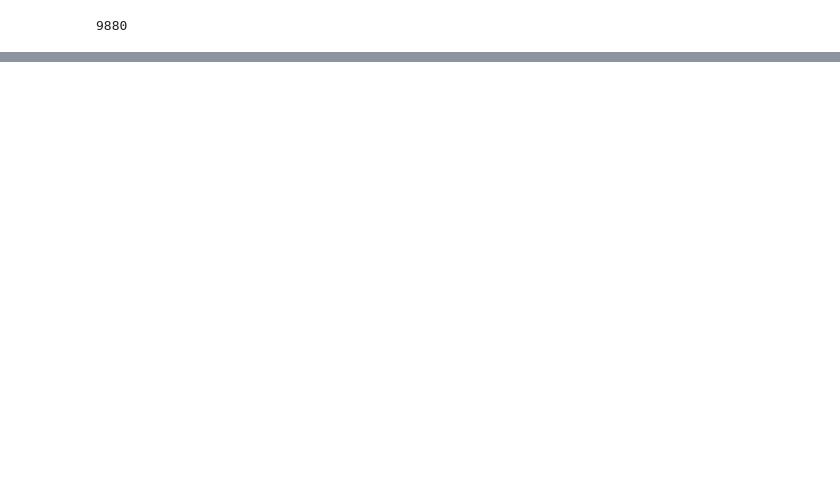
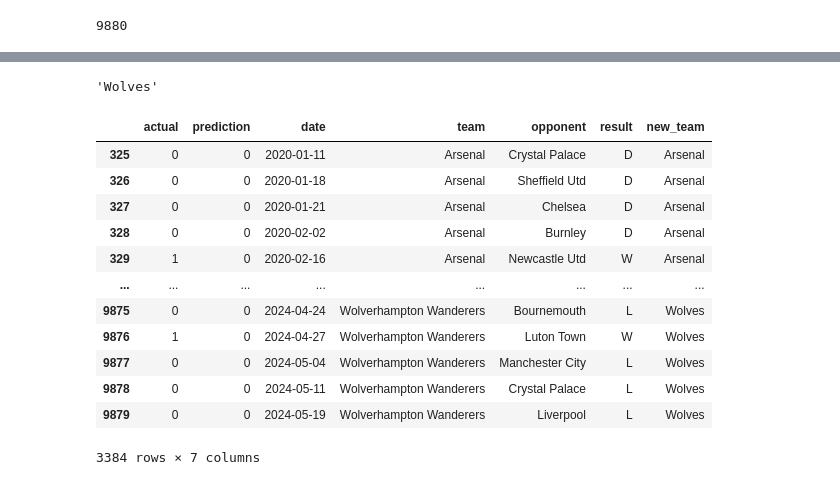
Before and after one commit to SamratAdhikari/GoalPundit, a Jupyter notebook: notebooks/Premier League Prediction.ipynb, the cells around one changed output, grey strips where cells are left out. Drawn from its saved outputs; the diff is of its cells as text; code cells hidden in the pictures; blank space fills up the shorter version.

Commit message:
add prediction notebook

```diff
--- a/notebooks/Premier League Prediction.ipynb
+++ b/notebooks/Premier League Prediction.ipynb
@@ -89,0 +373,10 @@ Name: count, dtype: int64
+# %%
+def make_predictions(predictors):
+    classifier.fit(train[predictors], train['target'])
+    preds = classifier.predict(test[predictors])
+    combined = pd.DataFrame(dict(actual=test['target'], prediction=preds), index=test.index)
+    precision = precision_score(test['target'], preds)
+
+    return combined, precision
+# %%
+combined, precision = make_predictions(extended_predictors)
@@ -89,0 +389,4 @@ Name: count, dtype: int64
+# %%
+combined = combined.merge(matches_rolling[['date', 'team', 'opponent', 'result']],
+                          left_index=True, right_index=True)
+combined
@@ -89,0 +407,35 @@ Name: count, dtype: int64
+# %%
+class MissingDict(dict):
+    __missing__ = lambda self, key: key
+
+map_values = {
+    "Brighton and Hove Albion": "Brighton",
+    "Manchester United": "Manchester Utd",
+    "Newcastle United": "Newcastle Utd",
+    "Tottenham Hotspur": "Tottenham",
+    "West Ham United": "West Ham",
+    "Wolverhampton Wanderers": "Wolves"
+}
+
+mapping = MissingDict(**map_values)
+# %%
+mapping["Wolverhampton Wanderers"]
+# %% [output]
+'Wolves'
+# %%
+combined["new_team"] = combined["team"].map(mapping)
+combined
+# %% [output]
+|  | actual | prediction | date | team | opponent | result | new_team |
+| 325 | 0 | 0 | 2020-01-11 | Arsenal | Crystal Palace | D | Arsenal |
+| 326 | 0 | 0 | 2020-01-18 | Arsenal | Sheffield Utd | D | Arsenal |
+| 327 | 0 | 0 | 2020-01-21 | Arsenal | Chelsea | D | Arsenal |
+| 328 | 0 | 0 | 2020-02-02 | Arsenal | Burnley | D | Arsenal |
+| 329 | 1 | 0 | 2020-02-16 | Arsenal | Newcastle Utd | W | Arsenal |
+| ... | ... | ... | ... | ... | ... | ... | ... |
+| 9875 | 0 | 0 | 2024-04-24 | Wolverhampton Wanderers | Bournemouth | L | Wolves |
+| 9876 | 1 | 0 | 2024-04-27 | Wolverhampton Wanderers | Luton Town | W | Wolves |
+| 9877 | 0 | 0 | 2024-05-04 | Wolverhampton Wanderers | Manchester City | L | Wolves |
+| 9878 | 0 | 0 | 2024-05-11 | Wolverhampton Wanderers | Crystal Palace | L | Wolves |
+| 9879 | 0 | 0 | 2024-05-19 | Wolverhampton Wanderers | Liverpool | L | Wolves |
+3384 rows × 7 columns
```
Also changed, not shown: parts of 64 cells of this notebook, 7 other files.
